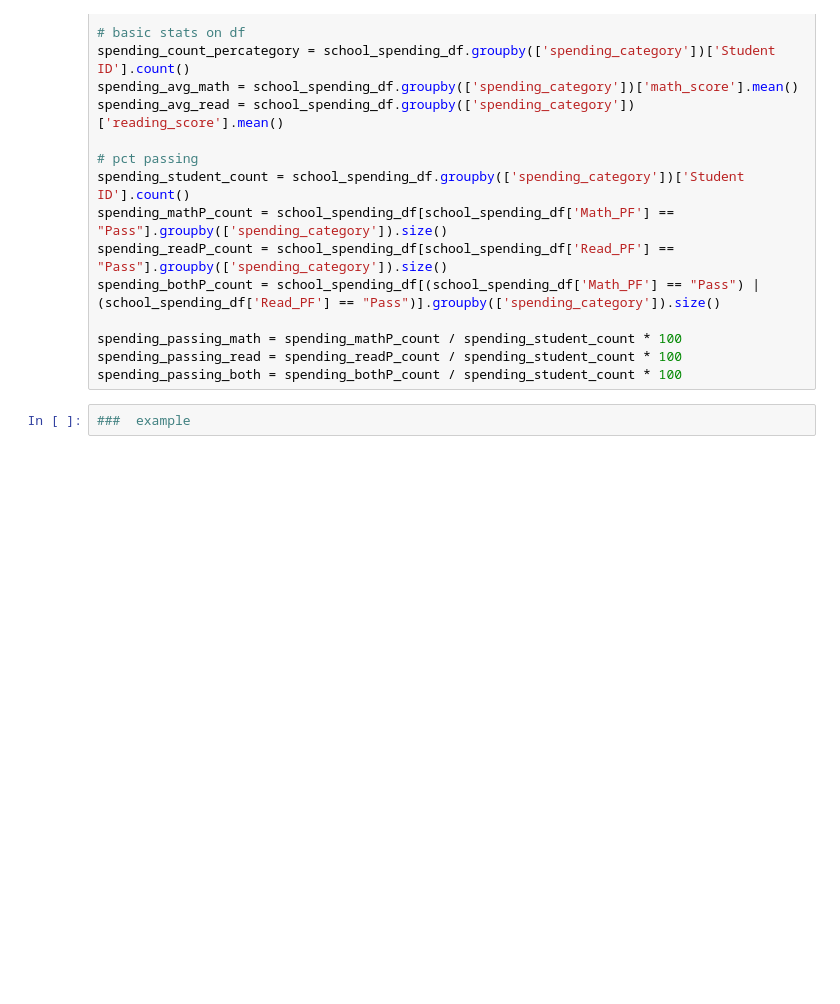
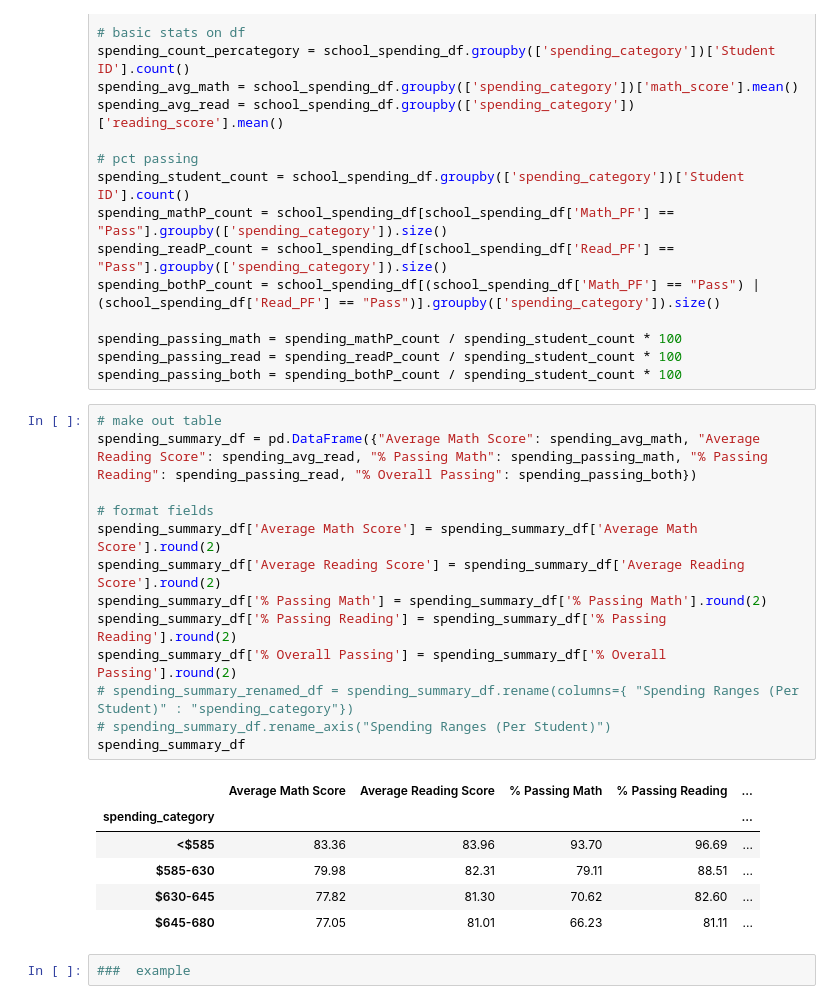
Before and after one commit to JGarvert/pandas-challenge, a Jupyter notebook: PyCitySchools/PyCitySchools_starter.ipynb, the cells around one changed output. Cells and saved outputs as stored; diff of their text form; blank space fills up the shorter version.

```diff
--- a/PyCitySchools/PyCitySchools_starter.ipynb
+++ b/PyCitySchools/PyCitySchools_starter.ipynb
@@ -327,6 +304,26 @@ spending_bothP_count = school_spending_df[(school_spending_df['Math_PF'] == "Pas
 spending_passing_math = spending_mathP_count / spending_student_count * 100
 spending_passing_read = spending_readP_count / spending_student_count * 100
 spending_passing_both = spending_bothP_count / spending_student_count * 100
+# %%
+# make out table
+spending_summary_df = pd.DataFrame({"Average Math Score": spending_avg_math, "Average Reading Score": spending_avg_read, "% Passing Math": spending_passing_math, "% Passing Reading": spending_passing_read, "% Overall Passing": spending_passing_both})
+
+# format fields
+spending_summary_df['Average Math Score'] = spending_summary_df['Average Math Score'].round(2)
+spending_summary_df['Average Reading Score'] = spending_summary_df['Average Reading Score'].round(2)
+spending_summary_df['% Passing Math'] = spending_summary_df['% Passing Math'].round(2)
+spending_summary_df['% Passing Reading'] = spending_summary_df['% Passing Reading'].round(2)
+spending_summary_df['% Overall Passing'] = spending_summary_df['% Overall Passing'].round(2)
+# spending_summary_renamed_df = spending_summary_df.rename(columns={ "Spending Ranges (Per Student)" : "spending_category"})
+# spending_summary_df.rename_axis("Spending Ranges (Per Student)")
+spending_summary_df
+# %% [output]
+|  | Average Math Score | Average Reading Score | % Passing Math | % Passing Reading | ... |
+| spending_category |  |  |  |  | ... |
+| <$585 | 83.36 | 83.96 | 93.70 | 96.69 | ... |
+| $585-630 | 79.98 | 82.31 | 79.11 | 88.51 | ... |
+| $630-645 | 77.82 | 81.30 | 70.62 | 82.60 | ... |
+| $645-680 | 77.05 | 81.01 | 66.23 | 81.11 | ... |
 # %%
 ###  example
 # %% [output]
```
Also changed, not shown: parts of 3 cells of this notebook.
